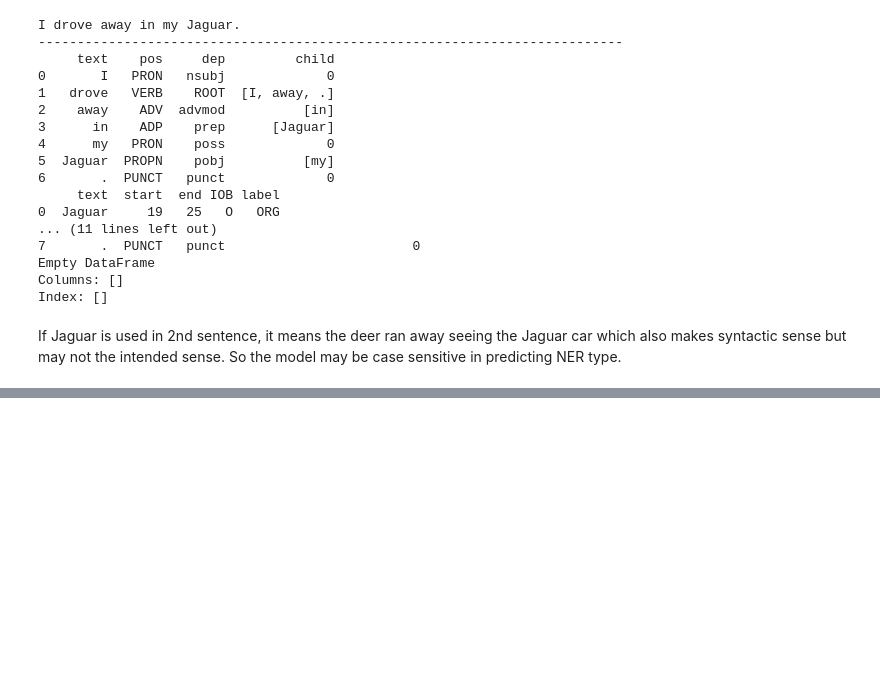
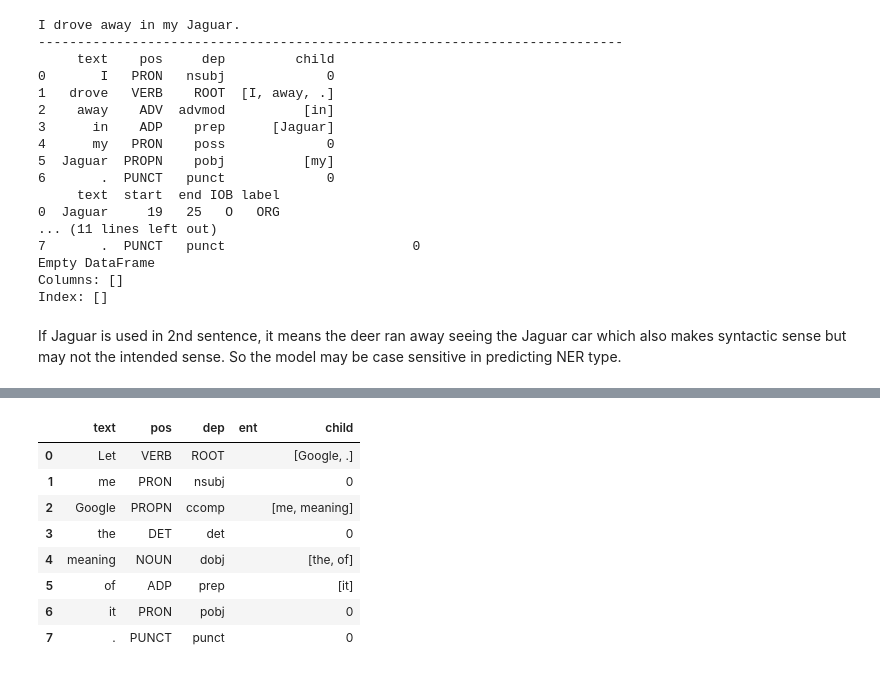
Before and after one commit to arni319/Syntactic-Processing, a Jupyter notebook: NER Code Demonstration/Commented code files/NER_Commented.ipynb, the cells around one changed output, grey strips where cells are left out. Saved outputs shown, nothing was run; the diff lists cells and outputs as text; code cells hidden in the pictures; blank space fills up the shorter version.

Commit message:
POS case sensitivity of Google

```diff
--- a/NER Code Demonstration/Commented code files/NER_Commented.ipynb
+++ b/NER Code Demonstration/Commented code files/NER_Commented.ipynb
@@ -9,6 +10,7 @@ def list_tags(doc):
     return pd.DataFrame([{'text':tok.text,
                           'pos':tok.pos_,
                           'dep': tok.dep_,
+                          'ent': tok.ent_type_,
                           'child': list(tok.children) if len(list(tok.children))>0 else 0}
                           for tok in doc])
 
@@ -245,0 +259,12 @@ If Jaguar is used in 2nd sentence, it means the deer ran away seeing the Jaguar
+# %%
+list_tags(model('Let me Google the meaning of it.'))    # Using small case changes POS tag to verb
+# %% [output]
+|  | text | pos | dep | ent | child |
+| 0 | Let | VERB | ROOT |  | [Google, .] |
+| 1 | me | PRON | nsubj |  | 0 |
+| 2 | Google | PROPN | ccomp |  | [me, meaning] |
+| 3 | the | DET | det |  | 0 |
+| 4 | meaning | NOUN | dobj |  | [the, of] |
+| 5 | of | ADP | prep |  | [it] |
+| 6 | it | PRON | pobj |  | 0 |
+| 7 | . | PUNCT | punct |  | 0 |
```
Also changed, not shown: parts of 4 cells of this notebook.
